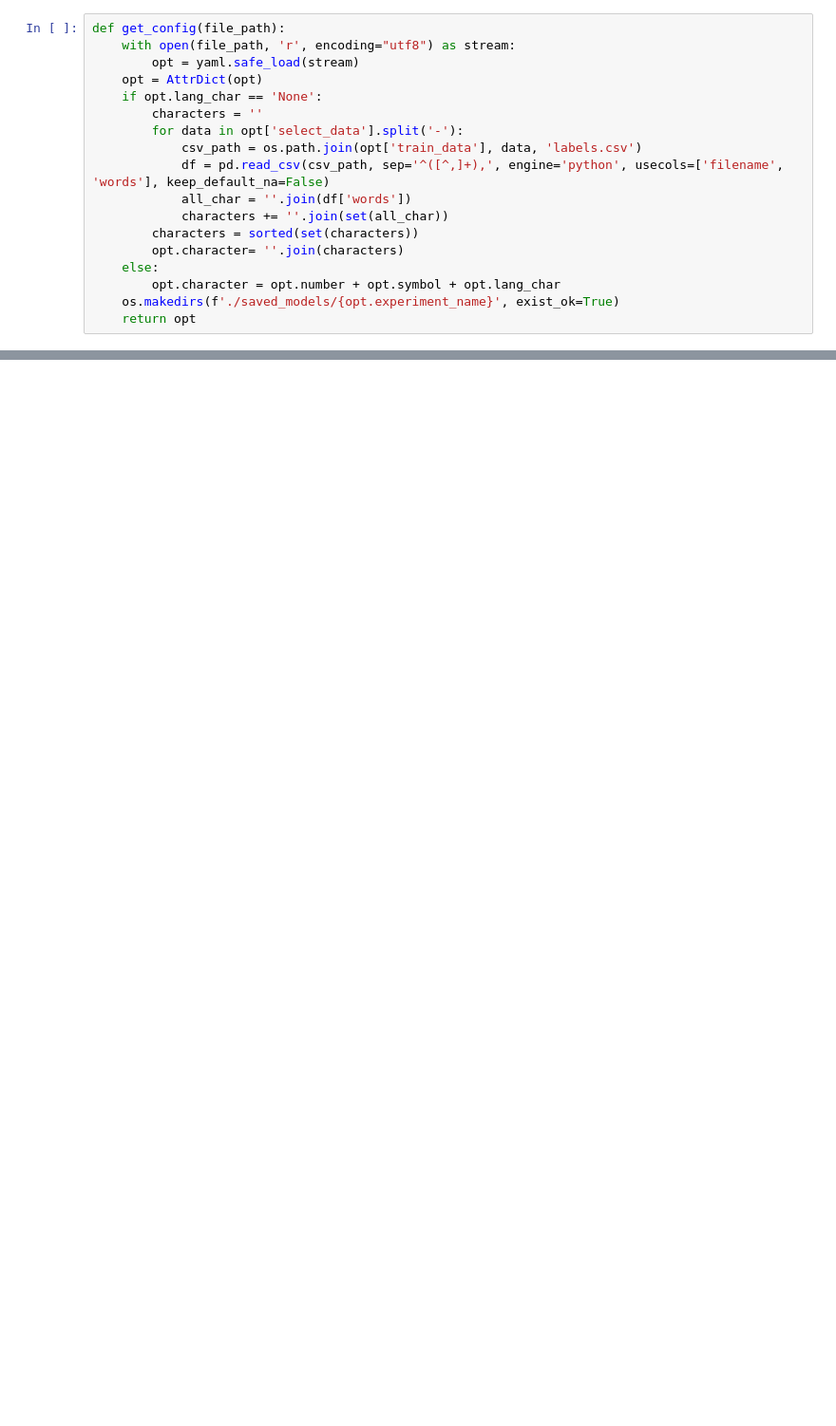
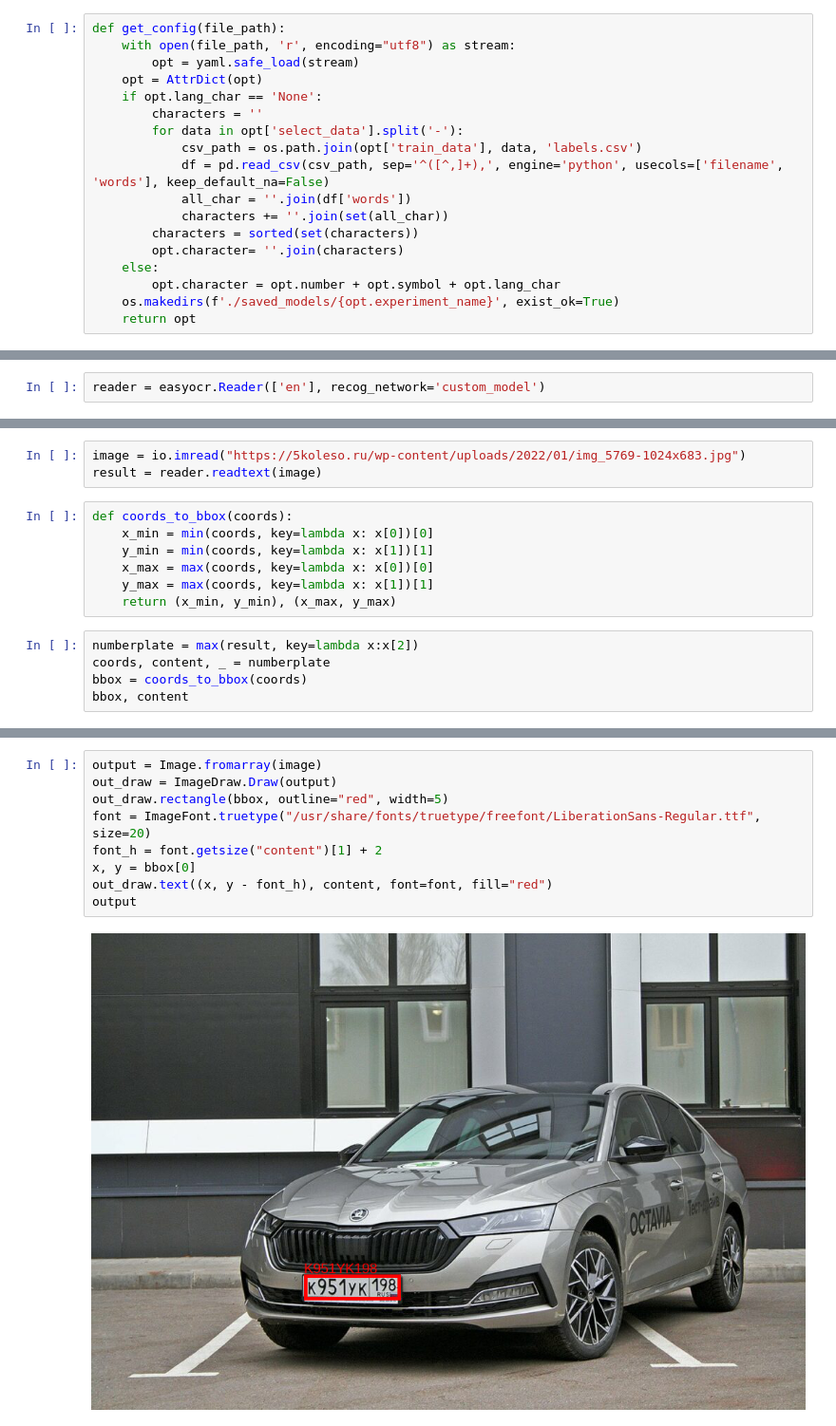
Before and after one commit to sesevasa64/car-plate-recognition, a Jupyter notebook: train_easy_ocr.ipynb, the cells around one changed output, grey strips where cells are left out. Shown at 95% size. Saved outputs shown, nothing was run; the diff lists cells and outputs as text; blank space fills up the shorter version.

```diff
--- a/train_easy_ocr.ipynb
+++ b/train_easy_ocr.ipynb
@@ -80,0 +161,2 @@ AssertionError: ignored
+# %%
+reader = easyocr.Reader(['en'], recog_network='custom_model')
@@ -80,0 +167,15 @@ AssertionError: ignored
+# %%
+image = io.imread("https://5koleso.ru/wp-content/uploads/2022/01/img_5769-1024x683.jpg")
+result = reader.readtext(image)
+# %%
+def coords_to_bbox(coords):
+    x_min = min(coords, key=lambda x: x[0])[0]
+    y_min = min(coords, key=lambda x: x[1])[1]
+    x_max = max(coords, key=lambda x: x[0])[0]
+    y_max = max(coords, key=lambda x: x[1])[1]
+    return (x_min, y_min), (x_max, y_max)
+# %%
+numberplate = max(result, key=lambda x:x[2])
+coords, content, _ = numberplate
+bbox = coords_to_bbox(coords)
+bbox, content
@@ -80,0 +204,11 @@ AssertionError: ignored
+# %%
+output = Image.fromarray(image)
+out_draw = ImageDraw.Draw(output)
+out_draw.rectangle(bbox, outline="red", width=5)
+font = ImageFont.truetype("/usr/share/fonts/truetype/freefont/LiberationSans-Regular.ttf", size=20)
+font_h = font.getsize("content")[1] + 2
+x, y = bbox[0]
+out_draw.text((x, y - font_h), content, font=font, fill="red")
+output
+# %% [output]
+[figure, added]
```
Also changed, not shown: parts of 20 cells of this notebook.
